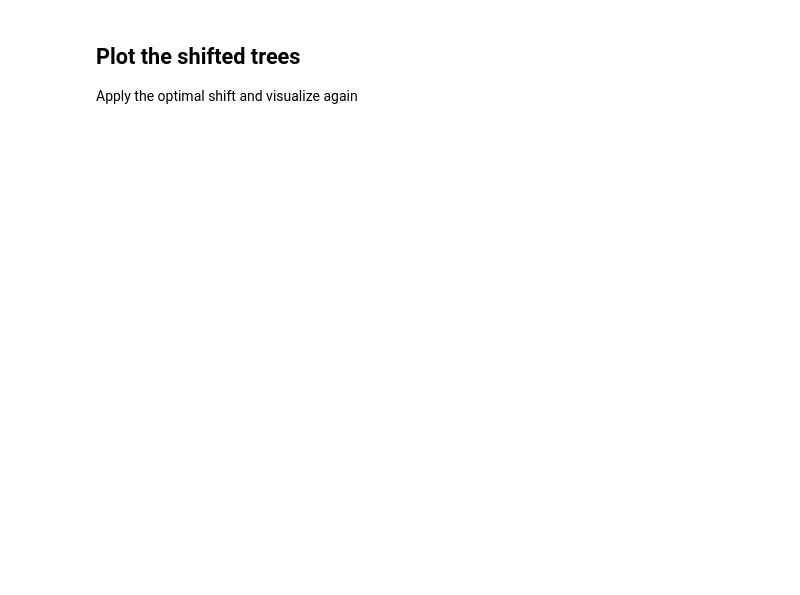
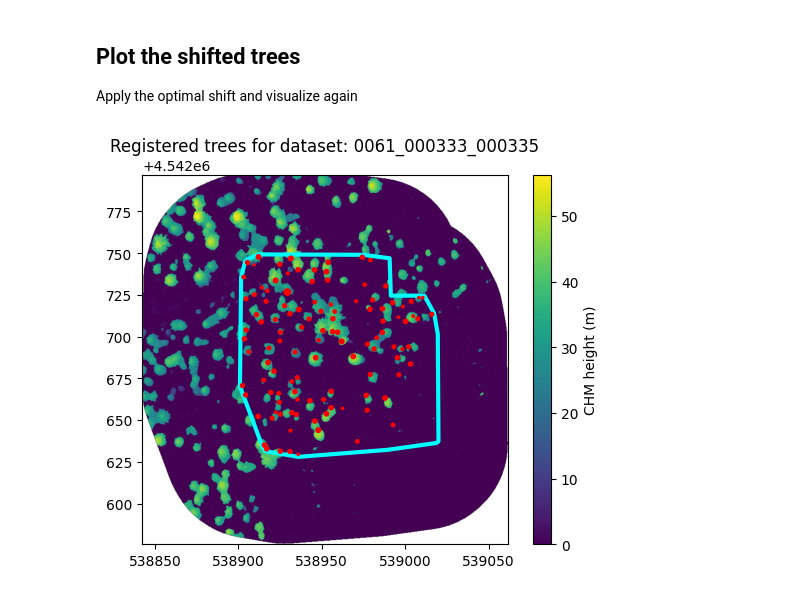
Before and after one commit to open-forest-observatory/tree-registration-and-matching, a Jupyter notebook: examples/example_registration_real_data_CHM.ipynb, the cells around one changed output. Saved outputs shown, nothing was run; the diff lists cells and outputs as text; code cells hidden in the pictures; blank space fills up the shorter version.

```diff
--- a/examples/example_registration_real_data_CHM.ipynb
+++ b/examples/example_registration_real_data_CHM.ipynb
@@ -95,24 +112,26 @@ Apply the optimal shift and visualize again
 # %%
 # Create a shifted copy of the trees and plot bounds
 registered_field_trees = field_trees.copy()
 registered_plot_bounds = plot_bounds.copy()
 
 registered_field_trees.geometry = registered_field_trees.translate(
     xoff=estimated_shift[0], yoff=estimated_shift[1]
 )
 registered_plot_bounds.geometry = registered_plot_bounds.translate(
     xoff=estimated_shift[0], yoff=estimated_shift[1]
 )
 
 # Plot the CHM
 f, ax = plt.subplots(1, 1)
 ret = show(CHM_handler, ax=ax, adjust=False)
 im = ret.get_images()[0]
 f.colorbar(im, ax=ax, label="CHM height (m)")
 
 # Plot the trees and bounds
 registered_plot_bounds.plot(ax=ax, facecolor="none", edgecolor="cyan", linewidth=3)
-registered_field_trees.plot(ax=ax, markersize=field_trees["height"] / 2, c="red")
-ax.set_title(f"Registered trees for plot_ID: {plot_id}")
+registered_field_trees.plot(ax=ax, markersize=field_trees["height"] * HEIGHT_PLOTTING_SCALE, c="red")
+ax.set_title(f"Registered trees for dataset: {DATASET}")
 plt.show()
 plt.close()
+# %% [output]
+[figure, added]
```
Also changed, not shown: parts of 5 cells of this notebook.
